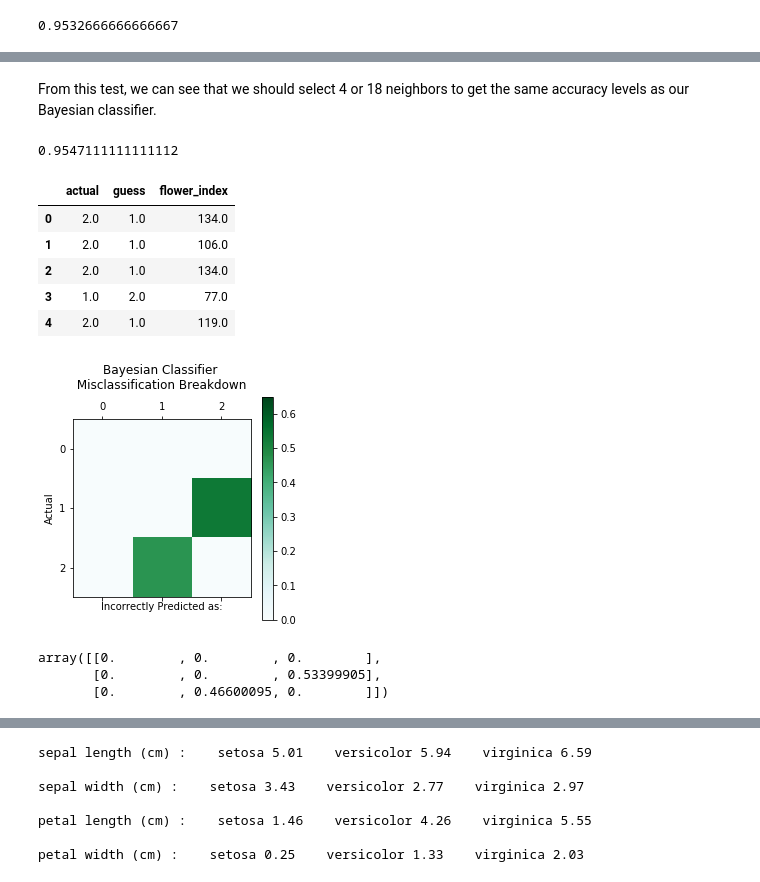
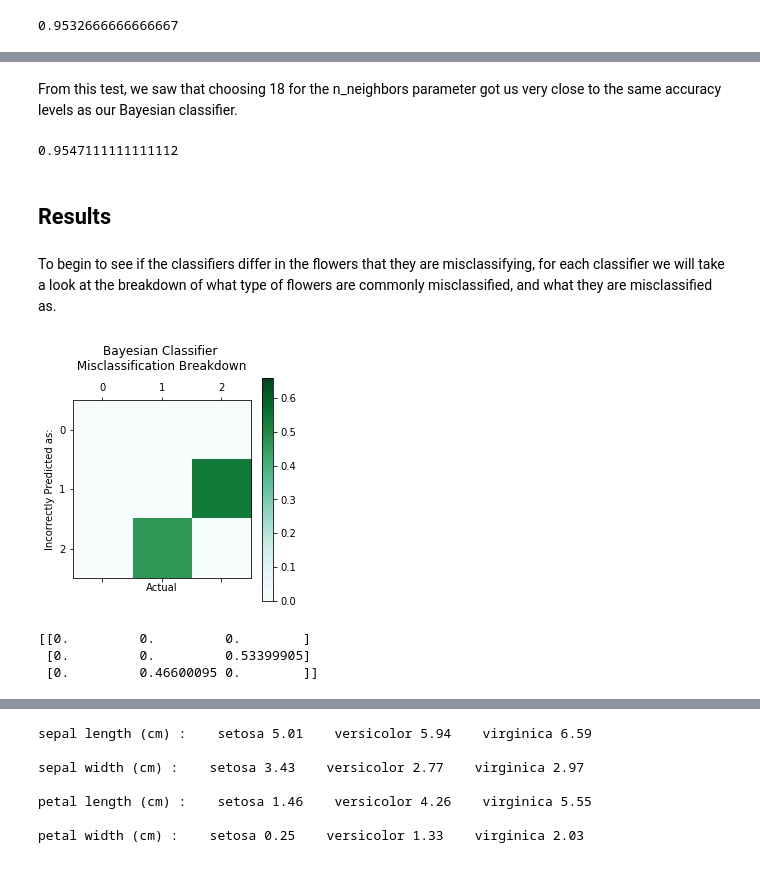
Before and after one commit to ASHSWAN1999/Bayes-vs-Machine-Learning-Comparison, a Jupyter notebook: project3.ipynb, the cells around one changed output, grey strips where cells are left out. Saved outputs shown, nothing was run; the diff lists cells and outputs as text; code cells hidden in the pictures.

```diff
--- a/project3.ipynb
+++ b/project3.ipynb
@@ -132,12 +115,12 @@ def Bayesian(seed, bayes_df):
 
     return (bayes.score(X_test, y_test), temp)
 # %%
-bayes_df = pd.DataFrame()
+bayes_df = pd.DataFrame() # DataFrame we will use to store the incorrect classifications in each iteration
 scores = []
 
 for i in range (0, 1000):
-    s = Bayesian(i, bayes_df)[0]
-    temp = Bayesian(i, bayes_df)[1]
+    s = Bayesian_Classifier(i)[0]
+    temp = Bayesian_Classifier(i)[1]
 
     scores.append(s)
     bayes_df = bayes_df.append(temp, ignore_index=True)
@@ -147,7 +130,14 @@ print(np.mean(scores))
 # %% [output]
 0.9532666666666667
 # %%
-def  KNeighbors(seed, n, knn_df):
+def KNeighbors_Classifier(seed, n):
+    '''
+    seed: Integer that will set the random_state of the test/train split
+    n: Parameter n for number of neighbors in KNeighborsClassifier
+
+    returns: a tuple including the score of the classifier and a DataFrame containing information about the misclassified flowers
+
+    '''
     actual = []
     guess = []
     index = []
@@ -172,10 +164,9 @@ def  KNeighbors(seed, n, knn_df):
 # %%
-knn_df = pd.DataFrame()
 for k in range(1, 20):
     scores = []
 
     for i in range (0, 1000):
-        s = KNeighbors(i, k, knn_df)[0]
+        s = KNeighbors_Classifier(i, k)[0]
         scores.append(s)
 
     print(k, ":", np.mean(scores))
@@ -200,50 +191,45 @@ for k in range(1, 20):
 18 : 0.9547111111111112
 19 : 0.9565111111111112
 # %% [markdown]
-From this test, we can see that we should select 4 or 18 neighbors to get the same accuracy levels as our Bayesian classifier.
+From this test, we saw that choosing 18 for the n_neighbors parameter got us very close to the same accuracy levels as our Bayesian classifier.
 # %%
-knn_df = pd.DataFrame()
+knn_df = pd.DataFrame() # DataFrame we will use to store the incorrect classifications in each iteration
 scores = []
 
 for i in range (0, 1000):
-    s = KNeighbors(i, 18, knn_df)[0]
-    temp = KNeighbors(i, 18, knn_df)[1]
+    s = KNeighbors_Classifier(i, 18)[0]
+    temp = KNeighbors_Classifier(i, 18)[1]
 
     scores.append(s)
     knn_df = knn_df.append(temp, ignore_index=True)
 
-
 print(np.mean(scores))
 # %% [output]
 0.9547111111111112
-# %%
-bayes_df.head()
-# %% [output]
-|  | actual | guess | flower_index |
-| 0 | 2.0 | 1.0 | 134.0 |
-| 1 | 2.0 | 1.0 | 106.0 |
-| 2 | 2.0 | 1.0 | 134.0 |
-| 3 | 1.0 | 2.0 | 77.0 |
-| 4 | 2.0 | 1.0 | 119.0 |
+# %% [markdown]
+## Results
+# %% [markdown]
+To begin to see if the classifiers differ in the flowers that they are misclassifying, for each classifier we will take a look at the breakdown of what type of flowers are commonly misclassified, and what they are misclassified as.
 # %%
+# Create matrix for misclassification breakdown
 b = [[0, 0, 0], [0, 0, 0], [0, 0, 0]]
 for i in range(0, int(bayes_df.size/3)):
     x = int(bayes_df.iloc[i]['actual'])
     y = int(bayes_df.iloc[i]['guess'])
     b[y][x] += 1
 A = np.array(b)/int(bayes_df.size/3)
 
-plt.matshow(A, vmin=0, vmax=.65, cmap='BuGn')       # same
+# Display Results
+plt.matshow(A, vmin=0, vmax=.66, cmap='BuGn')
 plt.colorbar()
 plt.title('Bayesian Classifier \n Misclassification Breakdown \n')
-plt.xlabel('Incorrectly Predicted as:')
-plt.ylabel('Actual')
+plt.xlabel('Actual')
+plt.ylabel('Incorrectly Predicted as:')
 plt.show()
-
-A
+print(A)
 # %% [output]
-[figure, old version]
+[figure, new version]
-array([[0.        , 0.        , 0.        ],
-       [0.        , 0.        , 0.53399905],
-       [0.        , 0.46600095, 0.        ]])
+[[0.         0.         0.        ]
+ [0.         0.         0.53399905]
+ [0.         0.46600095 0.        ]]
 # %%
```
Also changed, not shown: parts of 29 cells of this notebook.
